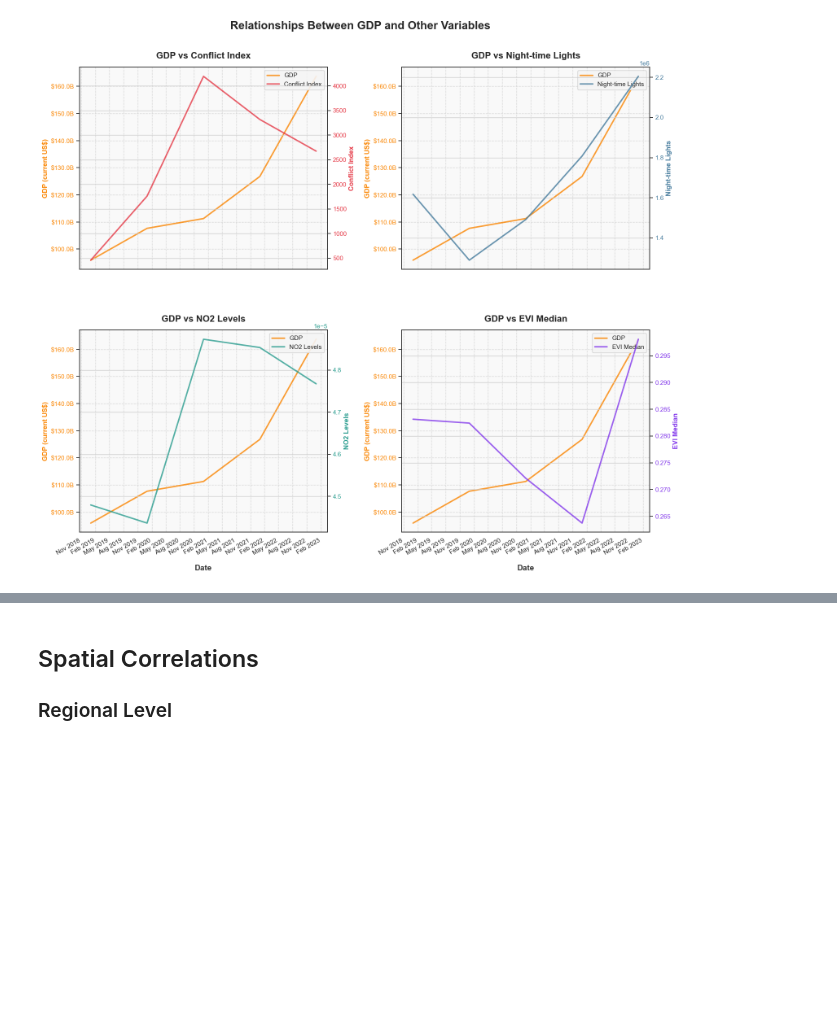
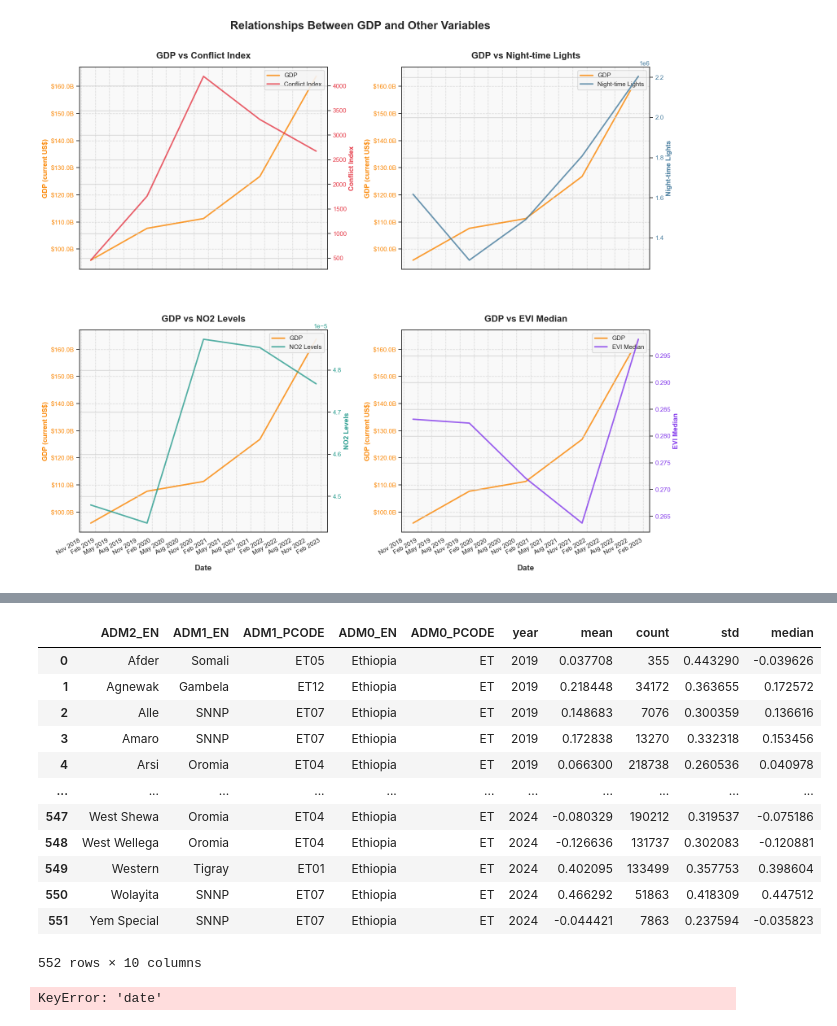
Before and after one commit to datapartnership/ethiopia-economic-monitoring, a Jupyter notebook: notebooks/combined_stats/summary_stats.ipynb, the cells around one changed output, grey strips where cells are left out. Saved outputs shown, nothing was run; the diff lists cells and outputs as text; code cells hidden in the pictures; blank space fills up the shorter version.

Commit message:
changes summary stats

```diff
--- a/notebooks/combined_stats/summary_stats.ipynb
+++ b/notebooks/combined_stats/summary_stats.ipynb
@@ -19,6 +19,10 @@ evi_adm0_annual = pd.read_csv('../../data/agriculture/processed/eth_evi_yearly_s
 evi_adm1_annual = pd.read_csv('../../data/agriculture/processed/eth_evi_yearly_summary_adm1.csv')
 evi_adm0_monthly = pd.read_csv('../../data/agriculture/processed/eth_evi_monthly_summary_adm0.csv')
 evi_adm1_monthly = pd.read_csv('../../data/agriculture/processed/eth_evi_monthly_summary_adm1.csv')
+
+evi_adm2_annual = pd.read_csv('../../data/agriculture/processed/eth_evi_yearly_summary_adm2.csv')
+evi_adm2_monthly = pd.read_csv('../../data/agriculture/processed/eth_evi_monthly_summary_adm2.csv')
+evi_adm2_monthly_zscore = pd.read_csv('../../data/agriculture/processed/eth_zscore_adm2_2019_2024.csv')
 # %%
 evi_adm0_annual['date'] = pd.to_datetime(evi_adm0_annual['date'])
 evi_adm0_annual.rename(columns={'mean': 'evi_median'}, inplace=True)
@@ -491,4 +455,20 @@ ntl_adm2_monthly_hdx['date'] = pd.to_datetime(ntl_adm2_monthly_hdx['date'])
 conflict_adm2_monthly = get_conflict_index(conflict_adm2_monthly)
+# %%
+evi_adm2_monthly_zscore
+# %% [output]
+|  | ADM2_EN | ADM1_EN | ADM1_PCODE | ADM0_EN | ADM0_PCODE | year | mean | count | std | median |
+| 0 | Afder | Somali | ET05 | Ethiopia | ET | 2019 | 0.037708 | 355 | 0.443290 | -0.039626 |
+| 1 | Agnewak | Gambela | ET12 | Ethiopia | ET | 2019 | 0.218448 | 34172 | 0.363655 | 0.172572 |
+| 2 | Alle | SNNP | ET07 | Ethiopia | ET | 2019 | 0.148683 | 7076 | 0.300359 | 0.136616 |
+| 3 | Amaro | SNNP | ET07 | Ethiopia | ET | 2019 | 0.172838 | 13270 | 0.332318 | 0.153456 |
+| 4 | Arsi | Oromia | ET04 | Ethiopia | ET | 2019 | 0.066300 | 218738 | 0.260536 | 0.040978 |
+| ... | ... | ... | ... | ... | ... | ... | ... | ... | ... | ... |
+| 547 | West Shewa | Oromia | ET04 | Ethiopia | ET | 2024 | -0.080329 | 190212 | 0.319537 | -0.075186 |
+| 548 | West Wellega | Oromia | ET04 | Ethiopia | ET | 2024 | -0.126636 | 131737 | 0.302083 | -0.120881 |
+| 549 | Western | Tigray | ET01 | Ethiopia | ET | 2024 | 0.402095 | 133499 | 0.357753 | 0.398604 |
+| 550 | Wolayita | SNNP | ET07 | Ethiopia | ET | 2024 | 0.466292 | 51863 | 0.418309 | 0.447512 |
+| 551 | Yem Special | SNNP | ET07 | Ethiopia | ET | 2024 | -0.044421 | 7863 | 0.237594 | -0.035823 |
+552 rows × 10 columns
 # %%
 merged_adm1 = pd.merge(airpollution_adm1, conflict_adm1_monthly, on=['date', 'ADM1_EN'], how='left')
 merged_adm1.drop(columns=['index'], inplace=True)
@@ -500,10 +480,8 @@ merged_adm1.drop(columns={'Unnamed: 0'}, inplace=True)
 merged_adm2 = pd.merge(airpollution_adm2, conflict_adm2_monthly, on=['date', 'ADM1_EN', 'ADM2_EN'], how='left')
 merged_adm2.drop(columns=['index'], inplace=True)
 
-merged_adm2 = pd.merge(merged_adm2, ntl_adm2_monthly_hdx[['date', 'ntl_sum', 'ADM2_EN']], on=['date', 'ADM2_EN'], how='left')
-#merged_adm2 = pd.merge(merged_adm2, evi_adm1_monthly, on=['date', 'ADM1_EN'], how='left')
+#merged_adm2 = pd.merge(merged_adm2, ntl_adm2_monthly_hdx[['date', 'ntl_sum', 'ADM2_EN']], on=['date', 'ADM2_EN'], how='left')
+merged_adm2 = pd.merge(merged_adm2, evi_adm2_monthly, on=['date', 'ADM1_EN', 'ADM2_EN'], how='left')
 merged_adm2.drop(columns={'Unnamed: 0'}, inplace=True)
+# %% [output]
+KeyError: 'date'
-# %% [markdown]
-## Spatial Correlations
-
-### Regional Level
```
Also changed, not shown: parts of 37 cells of this notebook, 23 other files.
